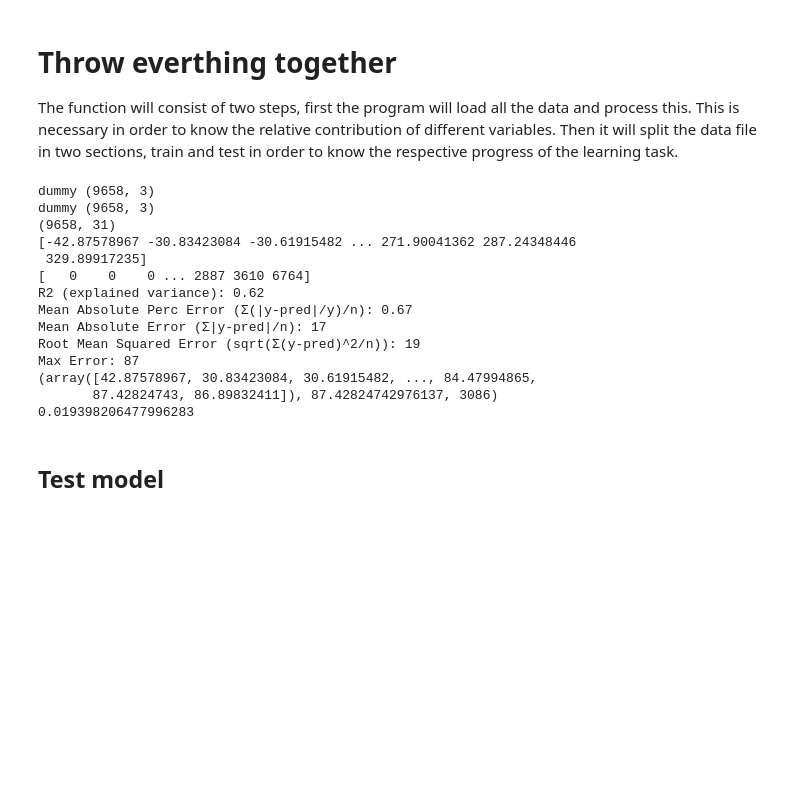
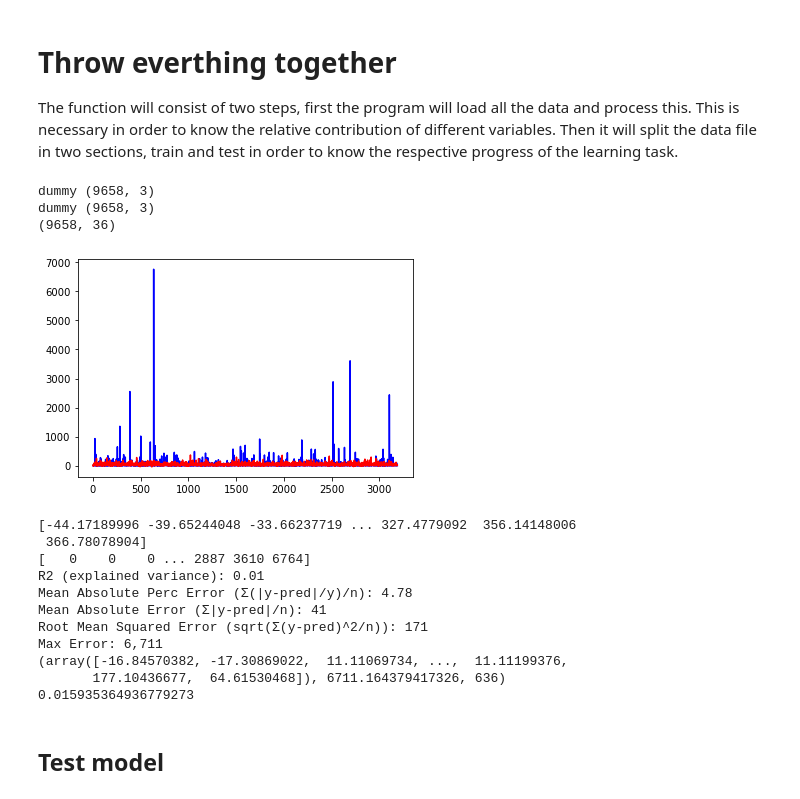
Before and after one commit to T-Vos/machineLearning-Assingment, a Jupyter notebook: 20211207_MachineLearningModel.ipynb, the cells around one changed output. Cells and saved outputs as stored; diff of their text form; code cells hidden in the pictures; blank space fills up the shorter version.

```diff
--- a/20211207_MachineLearningModel.ipynb
+++ b/20211207_MachineLearningModel.ipynb
@@ -217,6 +217,7 @@ def model():
     data = get_FieldsOfStudyLen(data)
     data = get_TopicsLen(data)
     data = get_AuthorsLen(data)
+    data = get_venue(data)
 
     data = data.assign(fields_of_study_len2 = lambda x: x['fields_of_study_len'] * x['fields_of_study_len'])
     data = data.assign(fields_of_study_len3 = lambda x: x['fields_of_study_len'] * x['fields_of_study_len'] * x['fields_of_study_len'])
@@ -227,6 +228,11 @@ def model():
     data = data.assign(authorsLen2 = lambda x: x['authors_len'] * x['authors_len'])
     data = data.assign(authorsLen3 = lambda x: x['authors_len'] * x['authors_len'] * x['authors_len'])
     data = data.assign(topicsFoS = lambda x: x['topics_len'] * x['fields_of_study_len'])
+    data = data.assign(topicsRef = lambda x: x['topics_len'] * x['references'])
+    data = data.assign(topicsVenueCat = lambda x: x['topics_len'] * x['venue_cat'])
+    data = data.assign(references2 = lambda x: x['references'] * x['references'])
+    data = data.assign(references3 = lambda x: x['references'] * x['references']* x['references'])
+    data = data.assign(references4 = lambda x: x['references'] * x['references']* x['references']* x['references'])
 
     print(data.shape)
 
@@ -251,47 +257,48 @@ def model():
     Yreal = np.array(y_val)
     Yreal = np.sort(y_val)
     # plotY(Ypred)
-    # plotY2(Ypred, Yreal)
+    plotY2(predictions, y_val)
 
     print(Ypred)
     print(Yreal)
-    print(eval(Ypred[:-100], Yreal[:-100]))
+    print(eval(predictions, y_val))
     print(score)
     # print(score(y_val, predictions))
     # print(model.score(X_val, y_val))
     return
     # huber = HuberRegressor().fit(X_train, y_train)
     # print(huber.score(X_val, y_val))
 
     # linear = LinearRegression()
     # linear.fit(X_train, y_train)
     # print(linear.score(X_val,y_val))
 
     # return model
     # return model.score(X_val, y_val)
     # return predictions
     # return model.fit(X_train, y_train).score(X_val, y_val)
 
     # return cross_val_score(model, X, y, cv=10)
     # cross_val_score(model, X, y, cv=10)
     # return cross_val_score(model, X, y, cv=10)
 
 model()
 # %% [output]
 dummy (9658, 3)
 dummy (9658, 3)
-(9658, 31)
-[-42.87578967 -30.83423084 -30.61915482 ... 271.90041362 287.24348446
- 329.89917235]
-[   0    0    0 ... 2887 3610 6764]
-R2 (explained variance): 0.62
-Mean Absolute Perc Error (Σ(|y-pred|/y)/n): 0.67
-Mean Absolute Error (Σ|y-pred|/n): 17
-Root Mean Squared Error (sqrt(Σ(y-pred)^2/n)): 19
-Max Error: 87
-(array([42.87578967, 30.83423084, 30.61915482, ..., 84.47994865,
-       87.42824743, 86.89832411]), 87.42824742976137, 3086)
-0.019398206477996283
+(9658, 36)
+[figure, added]
+[-44.17189996 -39.65244048 -33.66237719 ... 327.4779092  356.14148006
+ 366.78078904]
+[   0    0    0 ... 2887 3610 6764]
+R2 (explained variance): 0.01
+Mean Absolute Perc Error (Σ(|y-pred|/y)/n): 4.78
+Mean Absolute Error (Σ|y-pred|/n): 41
+Root Mean Squared Error (sqrt(Σ(y-pred)^2/n)): 171
+Max Error: 6,711
+(array([-16.84570382, -17.30869022,  11.11069734, ...,  11.11199376,
+       177.10436677,  64.61530468]), 6711.164379417326, 636)
+0.015935364936779273
 # %% [markdown]
 ## Test model
 # %%
```
